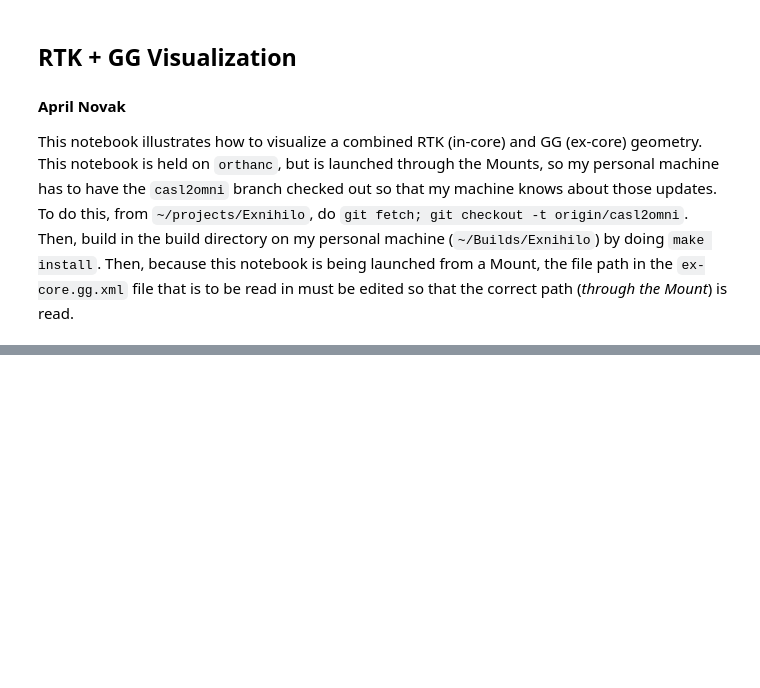
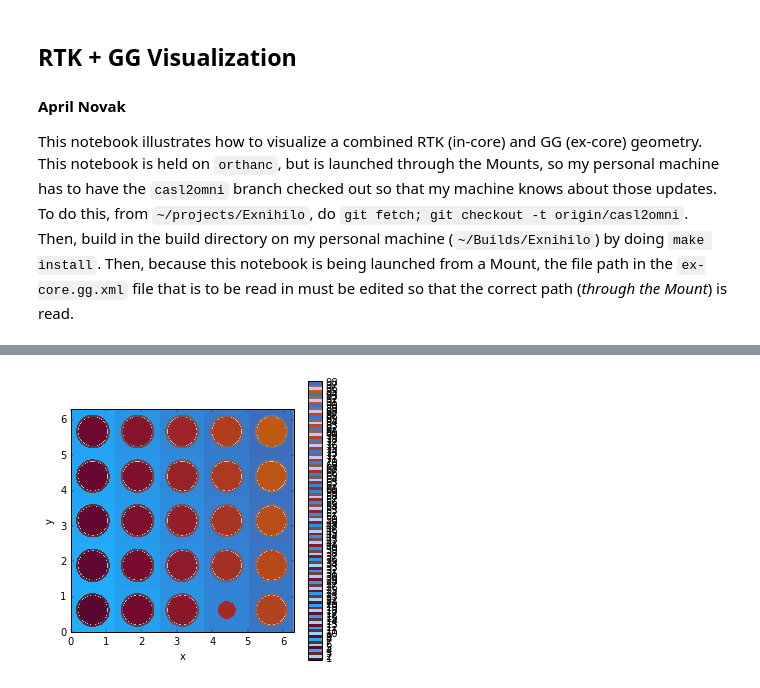
Before and after one commit to aprilnovak/nkq_analysis, a Jupyter notebook: notebooks/visualize-gg.ipynb, the cells around one changed output, grey strips where cells are left out. Drawn from its saved outputs; the diff is of its cells as text; code cells hidden in the pictures; blank space fills up the shorter version.

Commit message:
successfully visualized rtk + gg geometry.

```diff
--- a/notebooks/visualize-gg.ipynb
+++ b/notebooks/visualize-gg.ipynb
@@ -34,10 +37,10 @@ from omnibus.raytrace.colors import ColorMap
 from omnibus.raytrace.imager import Imager
 from omnibus.raytrace.load import load_gg
 # %%
-xml_path = '/Users/aprilnovak/Mounts/orthanc/projects/nkq_analysis/vera-inputs/4x4-excore/'
+xml_path = '/Users/aprilnovak/Mounts/orthanc/projects/nkq_analysis/vera-inputs/'
 # Because this is launched through the Mount, you have to manually edit the file path within
 # the XML file so that it is reading from the Mount.
-filename = '4x4-excore-notebook.gg.xml'
-comp_filename = '4x4-excore.shift_compositions-custom.h5'
+filename = '4x4-excore/4x4-excore-notebook.gg.xml'
+comp_filename = '4x4-excore/4x4-excore.shift_compositions-custom.h5'
 
 model = load_gg(xml_path + filename)
@@ -84,0 +94,5 @@ imager.plot();
+# %%
+model = load_gg(xml_path + 'baffle/baffle-notebook.gg.xml')
+comps = load_comps(xml_path + 'baffle/baffle.shift_compositions-custom.h5')
+comps = [Composition(**d) for d in comps['compositions'].tolist()]
+colors = ColorMap.from_compositions(comps)
@@ -84,0 +105,12 @@ imager.plot();
+# %%
+z = 0.5
+x = 6.3
+y = 6.3
+
+imager = Imager(model.geometry, lower = (0.0, 0.0, z), upper = (x, y, z), \
+                basis = (1, 0, 0), max_pixels=1200)
+imager.set_colors(colors)
+imager.check_errors = True
+imager.plot(figsize=(5.0, 5.0));
+# %% [output]
+[figure, added]
```
Also changed, not shown: parts of 13 cells of this notebook, 3 other files.
